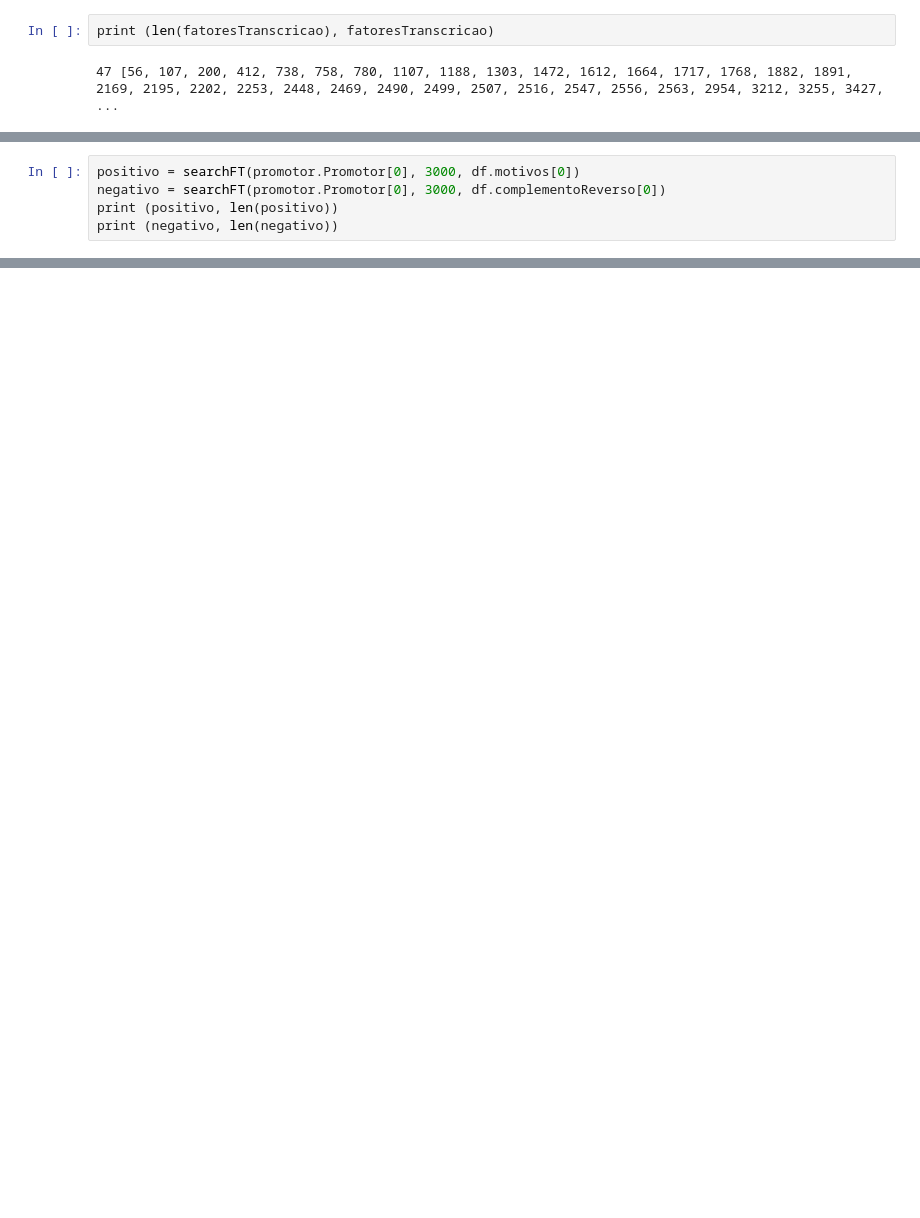
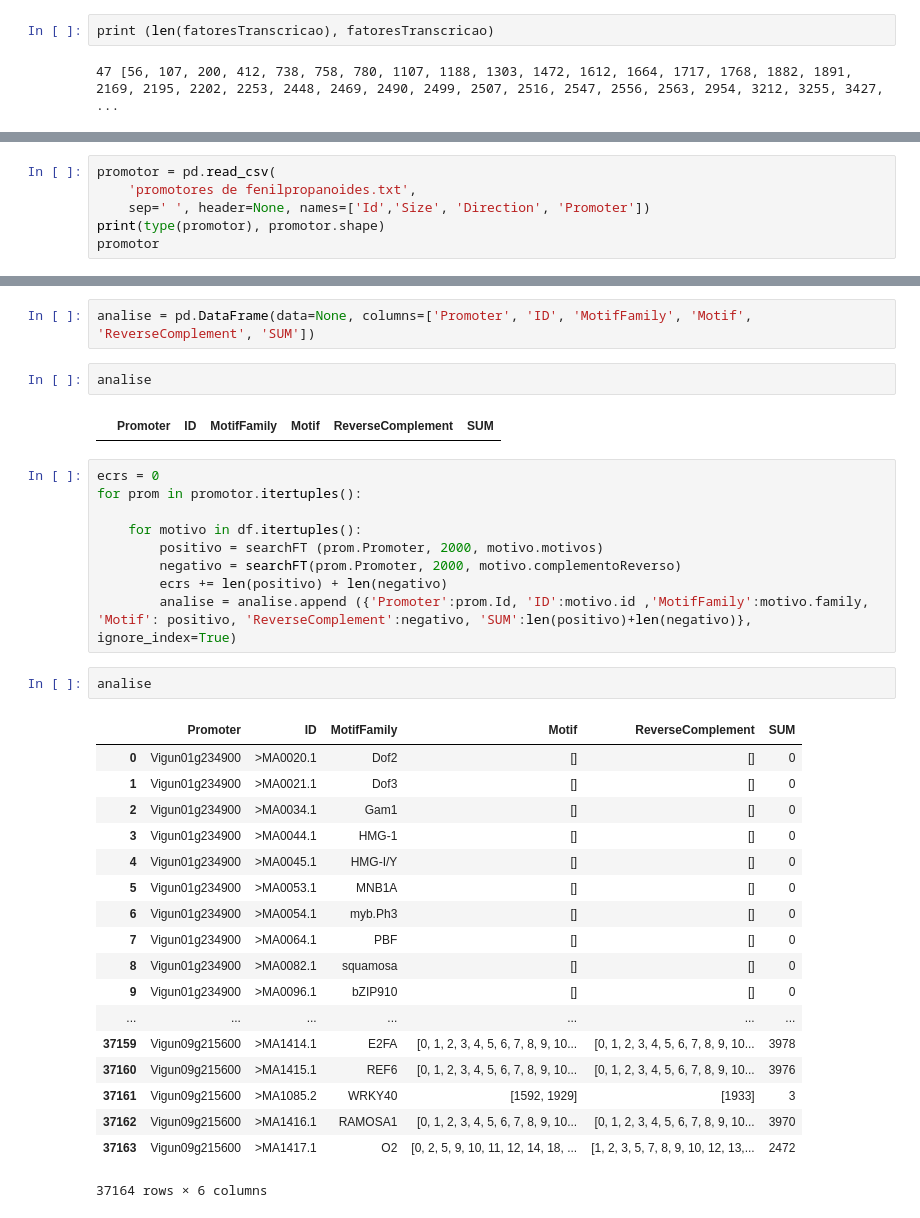
Before and after one commit to filipecmedeiros/PhytoProm, a Jupyter notebook: Pré-processamento.ipynb, the cells around one changed output, grey strips where cells are left out. Drawn from its saved outputs; the diff is of its cells as text; blank space fills up the shorter version.

Commit message:
Limitando promotores a 2000 pares de base

```diff
--- a/Pré-processamento.ipynb
+++ b/Pré-processamento.ipynb
@@ -540,8 +544,3 @@ print (procura2, len(procura2))
 487    [0, 1, 2, 3, 4, 5, 6, 7, 8, 9, 10, 11, 12, 13,...
 488    [0, 1, 2, 3, 4, 5, 6, 7, 9, 10, 11, 12, 13, 14...
 Name: complementoReverso, Length: 489, dtype: object 489
-# %%
-positivo = searchFT(promotor.Promotor[0], 3000, df.motivos[0])
-negativo = searchFT(promotor.Promotor[0], 3000, df.complementoReverso[0])
-print (positivo, len(positivo))
-print (negativo, len(negativo))
@@ -561,0 +547,6 @@ print (negativo, len(negativo))
+# %%
+promotor = pd.read_csv(
+    'promotores de fenilpropanoides.txt',
+    sep=' ', header=None, names=['Id','Size', 'Direction', 'Promoter'])
+print(type(promotor), promotor.shape)
+promotor
@@ -561,0 +572,36 @@ print (negativo, len(negativo))
+# %%
+analise = pd.DataFrame(data=None, columns=['Promoter', 'ID', 'MotifFamily', 'Motif', 'ReverseComplement', 'SUM'])
+# %%
+analise
+# %% [output]
+|  | Promoter | ID | MotifFamily | Motif | ReverseComplement | SUM |
+# %%
+ecrs = 0
+for prom in promotor.itertuples():
+
+    for motivo in df.itertuples():
+        positivo = searchFT (prom.Promoter, 2000, motivo.motivos)
+        negativo = searchFT(prom.Promoter, 2000, motivo.complementoReverso)
+        ecrs += len(positivo) + len(negativo)
+        analise = analise.append ({'Promoter':prom.Id, 'ID':motivo.id ,'MotifFamily':motivo.family, 'Motif': positivo, 'ReverseComplement':negativo, 'SUM':len(positivo)+len(negativo)}, ignore_index=True)
+# %%
+analise
+# %% [output]
+|  | Promoter | ID | MotifFamily | Motif | ReverseComplement | SUM |
+| 0 | Vigun01g234900 | >MA0020.1 | Dof2 | [] | [] | 0 |
+| 1 | Vigun01g234900 | >MA0021.1 | Dof3 | [] | [] | 0 |
+| 2 | Vigun01g234900 | >MA0034.1 | Gam1 | [] | [] | 0 |
+| 3 | Vigun01g234900 | >MA0044.1 | HMG-1 | [] | [] | 0 |
+| 4 | Vigun01g234900 | >MA0045.1 | HMG-I/Y | [] | [] | 0 |
+| 5 | Vigun01g234900 | >MA0053.1 | MNB1A | [] | [] | 0 |
+| 6 | Vigun01g234900 | >MA0054.1 | myb.Ph3 | [] | [] | 0 |
+| 7 | Vigun01g234900 | >MA0064.1 | PBF | [] | [] | 0 |
+| 8 | Vigun01g234900 | >MA0082.1 | squamosa | [] | [] | 0 |
+| 9 | Vigun01g234900 | >MA0096.1 | bZIP910 | [] | [] | 0 |
+| ... | ... | ... | ... | ... | ... | ... |
+| 37159 | Vigun09g215600 | >MA1414.1 | E2FA | [0, 1, 2, 3, 4, 5, 6, 7, 8, 9, 10... | [0, 1, 2, 3, 4, 5, 6, 7, 8, 9, 10... | 3978 |
+| 37160 | Vigun09g215600 | >MA1415.1 | REF6 | [0, 1, 2, 3, 4, 5, 6, 7, 8, 9, 10... | [0, 1, 2, 3, 4, 5, 6, 7, 8, 9, 10... | 3976 |
+| 37161 | Vigun09g215600 | >MA1085.2 | WRKY40 | [1592, 1929] | [1933] | 3 |
+| 37162 | Vigun09g215600 | >MA1416.1 | RAMOSA1 | [0, 1, 2, 3, 4, 5, 6, 7, 8, 9, 10... | [0, 1, 2, 3, 4, 5, 6, 7, 8, 9, 10... | 3970 |
+| 37163 | Vigun09g215600 | >MA1417.1 | O2 | [0, 2, 5, 9, 10, 11, 12, 14, 18, ... | [1, 2, 3, 5, 7, 8, 9, 10, 12, 13,... | 2472 |
+37164 rows × 6 columns
```
Also changed, not shown: parts of 25 cells of this notebook, 10 other files.
